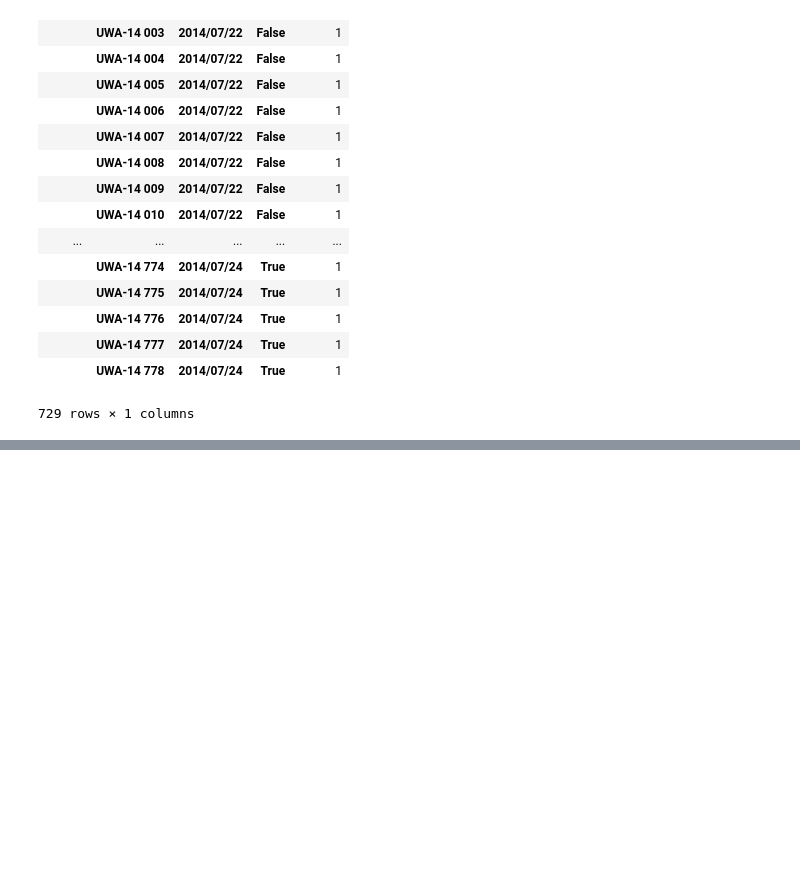
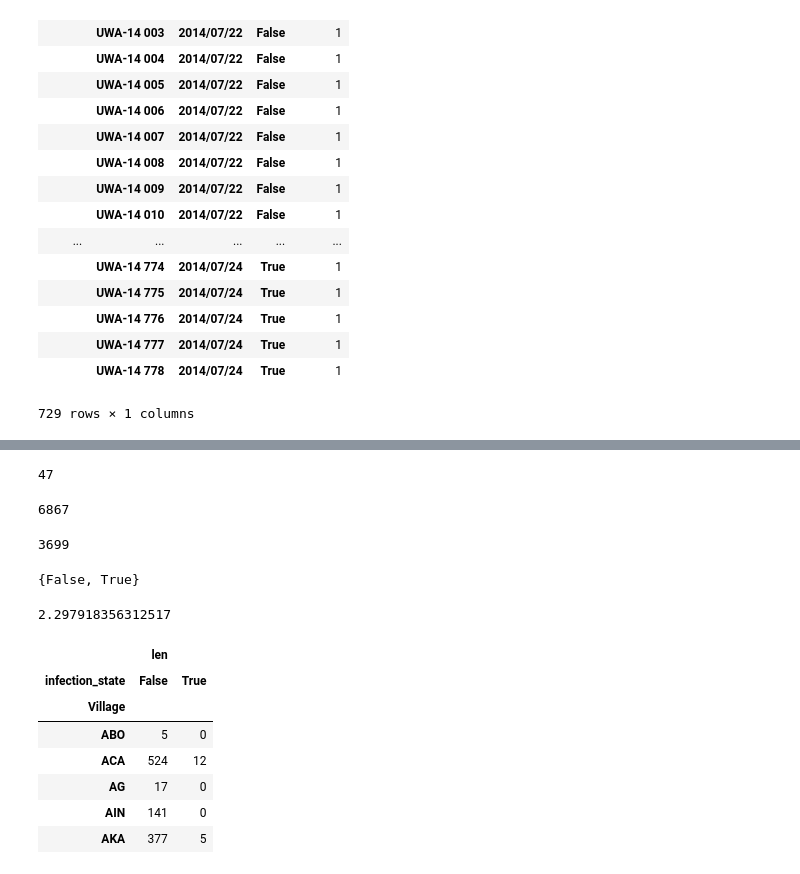
Before and after one commit to xguse/ipy_notebooks, a Jupyter notebook: YALE/g_f_fuscipes_general/2015-02-16_g_f_fuscipes_pandas_import.ipynb, the cells around one changed output, grey strips where cells are left out. Drawn from its saved outputs; the diff is of its cells as text; code cells hidden in the pictures; blank space fills up the shorter version.

```diff
--- a/YALE/g_f_fuscipes_general/2015-02-16_g_f_fuscipes_pandas_import.ipynb
+++ b/YALE/g_f_fuscipes_general/2015-02-16_g_f_fuscipes_pandas_import.ipynb
@@ -419,0 +452,42 @@ table2
+# %%
+#how many villages have we sampled in 2014?
+len(gff_2014.Village.unique())
+# %% [output]
+47
+# %%
+# How many total files collected?
+len(gff_2014.Fly_Number)
+# %% [output]
+6867
+# %%
+# flies dissected?
+sum(gff_2014.Dead == False)
+# %% [output]
+3699
+# %%
+# Positives?
+set(gff_2014.infection_state == True)
+# %% [output]
+{False, True}
+# %%
+# positives per dissected fly
+85./3699*100
+# %% [output]
+2.297918356312517
+# %%
+# best villages regarding possitives per dissected
+table3 = pd.pivot_table(gff_2014.query("Dead == False"),index=['Village'],
+                      values=['Count'],
+                      columns=['infection_state'],
+                      fill_value=0,
+                      aggfunc=[len])
+table3.head()
+# %% [output]
+|  | len |  |
+| infection_state | False | True |
+| Village |  |  |
+| ABO | 5 | 0 |
+| ACA | 524 | 12 |
+| AG | 17 | 0 |
+| AIN | 141 | 0 |
+| AKA | 377 | 5 |
```
Also changed, not shown: parts of 18 cells of this notebook, 5 other files.
